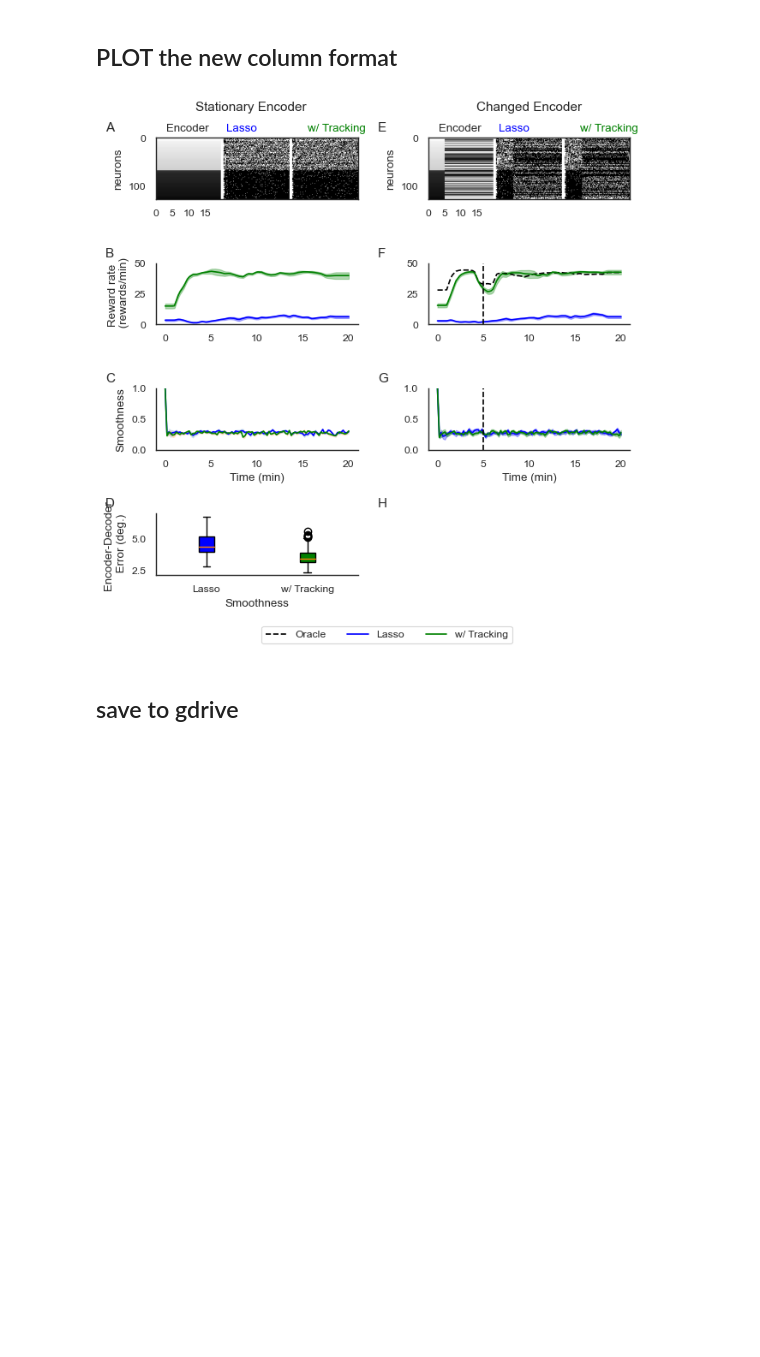
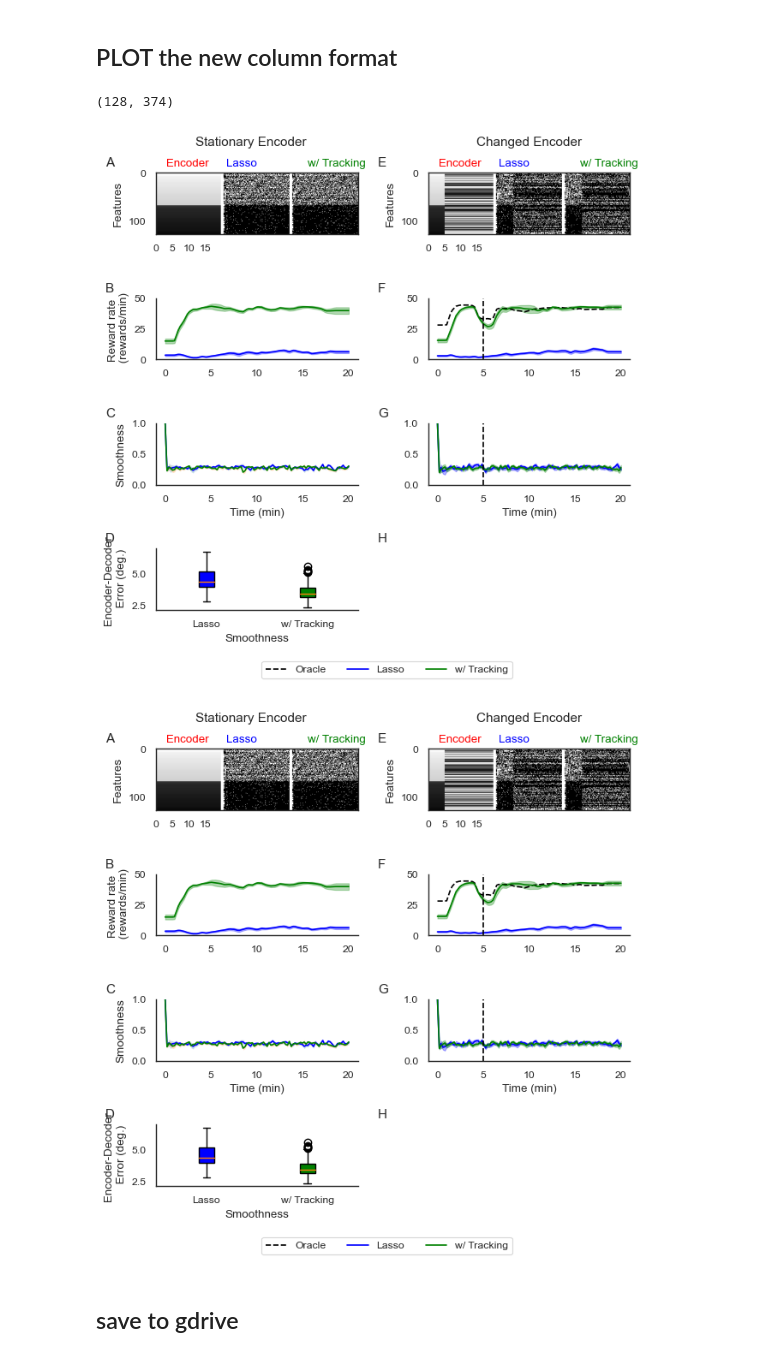
Before and after one commit to sijia66/adaptive_feature_selection, a Jupyter notebook: figure3_lasso_selection/231128_afs_figure3_full_feature_selection_full_lasso_random_seeds.ipynb, the cells around one changed output. Cells and saved outputs as stored; diff of their text form; code cells hidden in the pictures; blank space fills up the shorter version.

```diff
--- a/figure3_lasso_selection/231128_afs_figure3_full_feature_selection_full_lasso_random_seeds.ipynb
+++ b/figure3_lasso_selection/231128_afs_figure3_full_feature_selection_full_lasso_random_seeds.ipynb
@@ -212,20 +222,32 @@ else:
                                                     sharey = True,
                                                     figsize = (12, 8))
 
-    ax_encoder_feat_activity[0, 0].imshow(encoder_weight_change_stationary, cmap = 'gray',
-                                          aspect = 'auto')
+    thresholded_encoder_weight_change_stationary = \
+        encoder_weight_change_stationary >  encoder_weight_change_stationary.flatten().mean()
+
+    # same thing for the shuffled case
+    thresholded_encoder_weight_change_shuffle = \
+        encoder_weight_change_shuffle >  encoder_weight_change_shuffle.flatten().mean()
+
+
+    plot_feature_selection(thresholded_encoder_weight_change_stationary.T,
+                           selected_color = 'red',
+                           ax = ax_encoder_feat_activity[0, 0])
+    plot_feature_selection(thresholded_encoder_weight_change_shuffle.T,
+                            selected_color = 'red',
+                            ax = ax_encoder_feat_activity[1, 0])
     ax_encoder_feat_activity[0, 0].grid(False)
-    ax_encoder_feat_activity[0, 0].set_ylabel('neurons')
+    ax_encoder_feat_activity[0, 0].set_ylabel('features')
 
-    ax_encoder_feat_activity[1, 0].imshow(encoder_weight_change_shuffle, cmap = 'gray',
-                                          aspect = 'auto')
+
     ax_encoder_feat_activity[1, 0].grid(False)
     ax_encoder_feat_activity[1, 0].set_ylabel('neurons')
 
     ax_feat_activity = ax_encoder_feat_activity[:, 1:]
 
     for i, (e, a) in enumerate(zip(exp_data_all,  ax_feat_activity.flatten())):
-        plot_feature_selection(e['feature_selection']['feat_set'], ax = a)
+        plot_feature_selection(e['feature_selection']['feat_set'],
+                                   ax = a)
 
         a.set_title(feature_selection_schemes[i])
 
@@ -722,11 +756,11 @@ smoothness_xlabels =  np.arange(0, smoothness_conds_by_batch.shape[1]) / 6 # 10
 common_time = np.linspace(0, exp_length, num=100) #
 
 
-# interpolate the oracle reward rates
-common_time, oracle_reward_rate = interpolate_single_time_series(
-                                        oracle_window_stamps_all[0],
-                                        oracle_reward_rate,
-                                        common_time)
+# # interpolate the oracle reward rates
+# common_time, oracle_reward_rate = interpolate_single_time_series(
+#                                         oracle_window_stamps_all[0],
+#                                         oracle_reward_rate,
+#                                         common_time)
 
 
 # for changed encoder
@@ -761,6 +795,10 @@ common_time, smoothness_conds_by_batch_75 = interpolate_single_time_series(
                                     common_time)
 # %% [markdown]
 ## PLOT the new column format
+# %%
+encoder_weights_features_sets_stationary.shape
+# %% [output]
+(128, 374)
 # %%
 num_batches = encoder_weight_change_stationary.shape[1]
 delta_batch_for_display = 30
@@ -799,7 +837,7 @@ stationary_shuffling_indices = [[0,1], [2,3]]
 summary_axes[0,0].imshow(encoder_weights_features_sets_stationary, cmap = 'gray',
                                             aspect = 'auto')
 summary_axes[0,0].grid(False)
-summary_axes[0,0].set_ylabel('neurons')
+summary_axes[0,0].set_ylabel('Features')
 
 summary_axes[0,0].set_xticks(np.arange(0, num_batches, delta_batch_for_display))
 summary_axes[0,0].set_xticklabels(encoder_weight_labels)
@@ -807,6 +845,7 @@ summary_axes[0,0].set_xticklabels(encoder_weight_labels)
 # put three texts  encoder, smooth, unsmooth on top of the first row, evenly spaced
 ax_feat_activity = summary_axes[0,0]
 ax_feat_activity.text(0.05, 1.1, 'Encoder',
+                      color = "red",
                       transform=ax_feat_activity.transAxes)
 ax_feat_activity.text(0.35, 1.1, legends[0],
                       transform=ax_feat_activity.transAxes,color = line_colors[0],
@@ -820,13 +859,13 @@ ax_feat_activity.text(0.75, 1.1, legends[1],
 summary_axes[0,1].imshow(encoder_weights_features_sets_shuffle, cmap = 'gray',
                                           aspect = 'auto')
 summary_axes[0,1].grid(False)
-summary_axes[0,1].set_ylabel('neurons')
+summary_axes[0,1].set_ylabel('Features')
 summary_axes[0,1].set_xticks(np.arange(0, num_batches, delta_batch_for_display))
 summary_axes[0,1].set_xticklabels(encoder_weight_labels)
 
 # put three texts  encoder, smooth, unsmooth on top of the first row, evenly spaced
 ax_feat_activity = summary_axes[0,1]
-ax_feat_activity.text(0.05, 1.1, 'Encoder', transform=ax_feat_activity.transAxes, )
+ax_feat_activity.text(0.05, 1.1, 'Encoder', color = "red",transform=ax_feat_activity.transAxes, )
 ax_feat_activity.text(0.35, 1.1, legends[0], transform=ax_feat_activity.transAxes,color = line_colors[0],
                       )
 ax_feat_activity.text(0.75, 1.1, legends[1], transform=ax_feat_activity.transAxes, color = line_colors[-1])
@@ -925,34 +964,37 @@ for i in stationary_shuffling_indices[1]:
 # add a dotted line to indicate encoder swap
 ax.axvline(x=5, color='k', linestyle='--')
 
 summary_axes[2,0].set_xlabel('Time (min)')
 summary_axes[2,1].set_xlabel('Time (min)')
 
 summary_axes[2,1].set_xlabel('Time (min)')
 
 ## modify the boundary
 # for summary_axes[1,0], summary_axes[1,1], summary_axes[2,0], summary_axes[2,1]
 # get rid of the right and top spines
 for ax in [summary_axes[1,0],
            summary_axes[1,1],
            summary_axes[2,0],
            summary_axes[2,1],
            summary_axes[3,0]]:
     ax.spines['right'].set_visible(False)
     ax.spines['top'].set_visible(False)
 
 # get rid of the very last axis
 summary_axes[3,1].axis('off')
 
 # put the legend outside of the figure at the center of the bottom
 
 lgd = summary_figure.legend(bbox_to_anchor=(0.3, -.01), ncol = 3,
                          loc=2, borderaxespad=0.)
 summary_figure.subplots_adjust(bottom=0.2)
 
 summary_figure.tight_layout()
+
+summary_figure
 # %% [output]
-[figure, old version]
+[figure, new version]
+[figure, added]
 # %% [markdown]
 ## save to gdrive
 # %%
```
Also changed, not shown: parts of 6 cells of this notebook, 2 other files.
